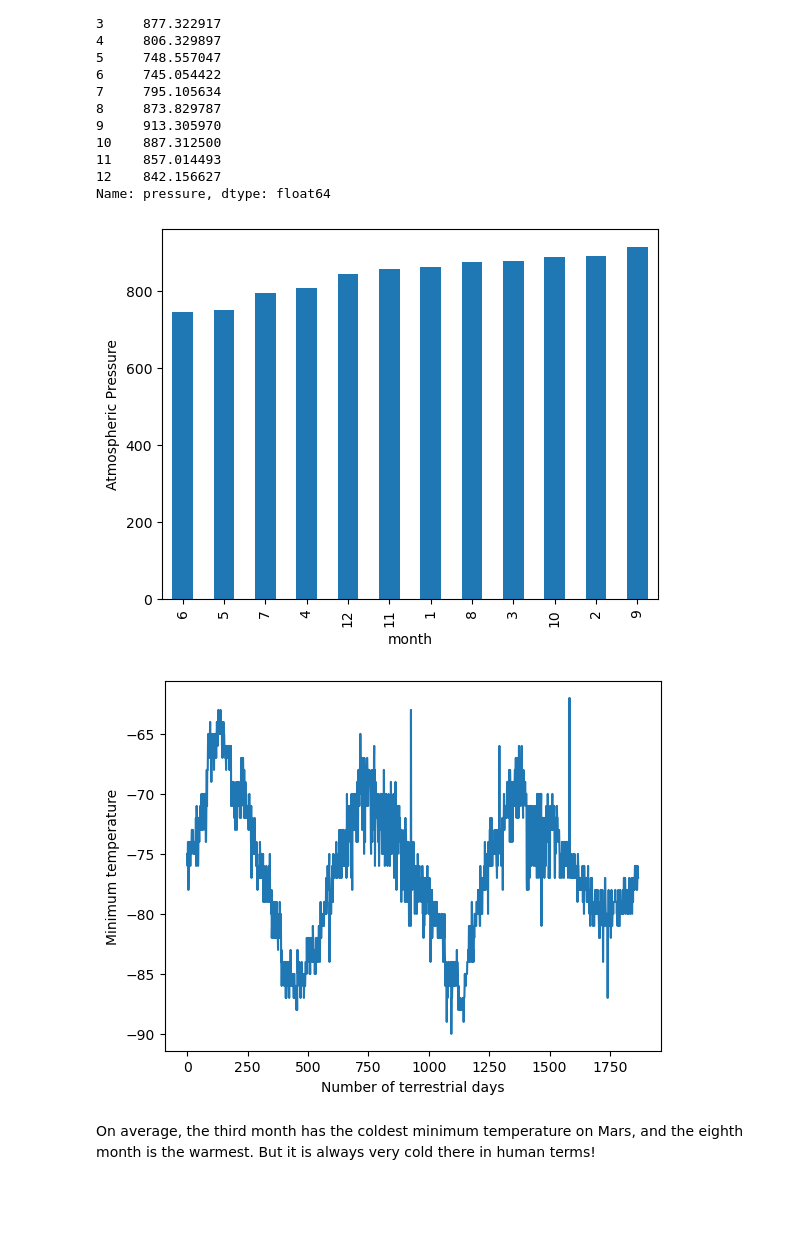
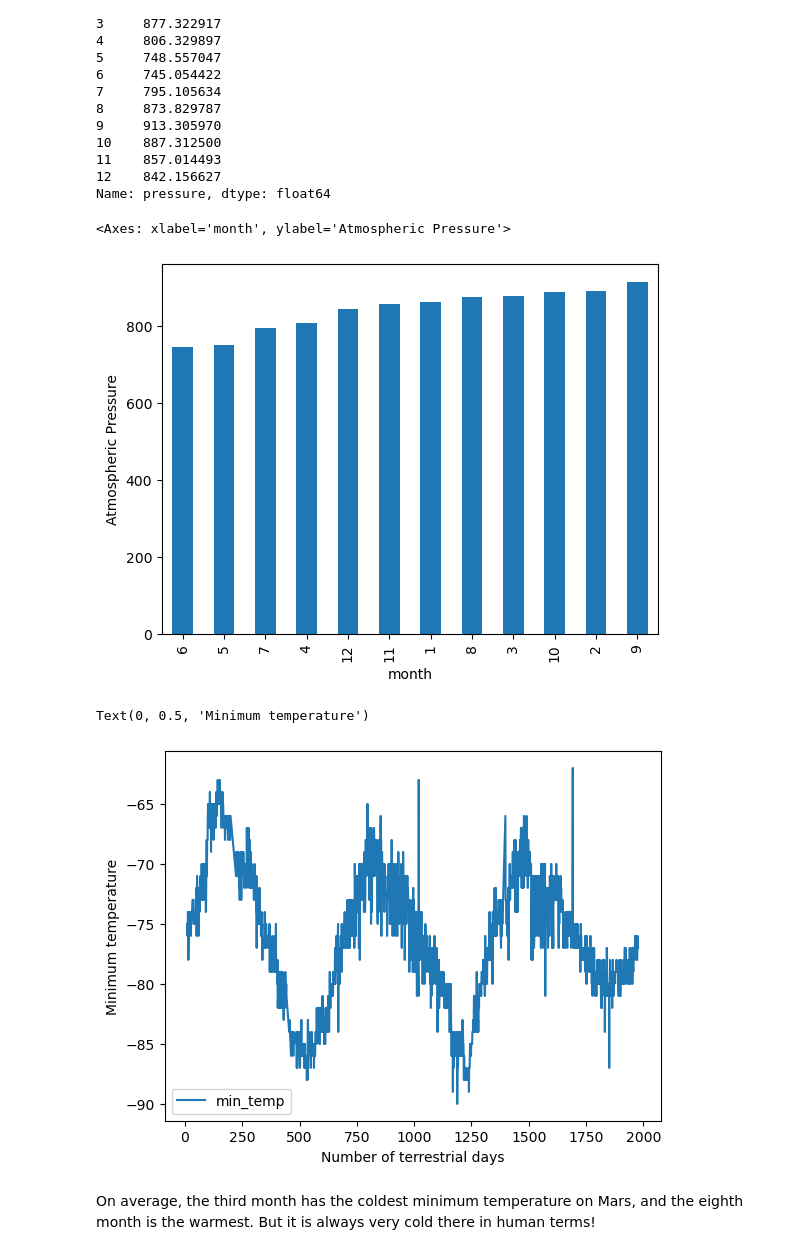
Before and after one commit to caelwillis/mars-web-scraping, a Jupyter notebook: part_2_mars_weather.ipynb, the cells around one changed output. Drawn from its saved outputs; the diff is of its cells as text; code cells hidden in the pictures; blank space fills up the shorter version.

```diff
--- a/part_2_mars_weather.ipynb
+++ b/part_2_mars_weather.ipynb
@@ -125,2 +123,10 @@ dtype: object
+# %%
+# Change data types for data analysis
+df['terrestrial_date'] = pd.to_datetime(df['terrestrial_date'])
+df['sol'] = df['sol'].astype('int64')
+df['ls'] = df['ls'].astype('int64')
+df['month'] = df['month'].astype('int64')
+df['min_temp'] = df['min_temp'].astype(float)
+df['pressure'] = df['pressure'].astype(float)
 # %%
 # Confirm type changes were successful by examining data types again
@@ -213,12 +244,24 @@ month
 Name: pressure, dtype: float64
 # %%
 # Plot the average pressure by month
+avg_pressure_plot = avg_pressure.sort_values()
+avg_pressure_plot = avg_pressure_plot.plot.bar()
+avg_pressure_plot.set_xlabel('month')
+avg_pressure_plot.set_ylabel('Atmospheric Pressure')
+
+avg_pressure_plot
 # %% [output]
+<Axes: xlabel='month', ylabel='Atmospheric Pressure'>
 [figure]
 # %%
 # 5. How many terrestrial (earth) days are there in a Martian year?
+earth_days = df.sort_values(['sol'])
+earth_days_plot = earth_days.plot(x='sol', y='min_temp')
+earth_days_plot.set_xlabel('Number of terrestrial days')
+earth_days_plot.set_ylabel('Minimum temperature')
 # %% [output]
+Text(0, 0.5, 'Minimum temperature')
-[figure, old version]
+[figure, new version]
 # %% [markdown]
 On average, the third month has the coldest minimum temperature on Mars, and the eighth month is the warmest. But it is always very cold there in human terms!
 # %% [markdown]
```
Also changed, not shown: parts of 9 cells of this notebook, 3 other files.
